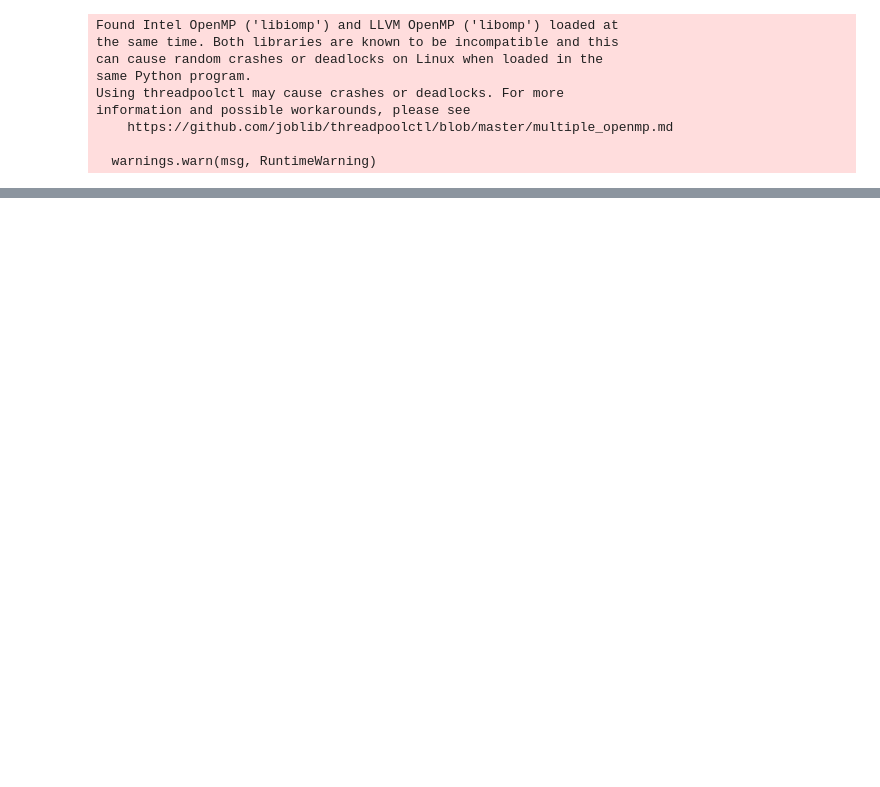
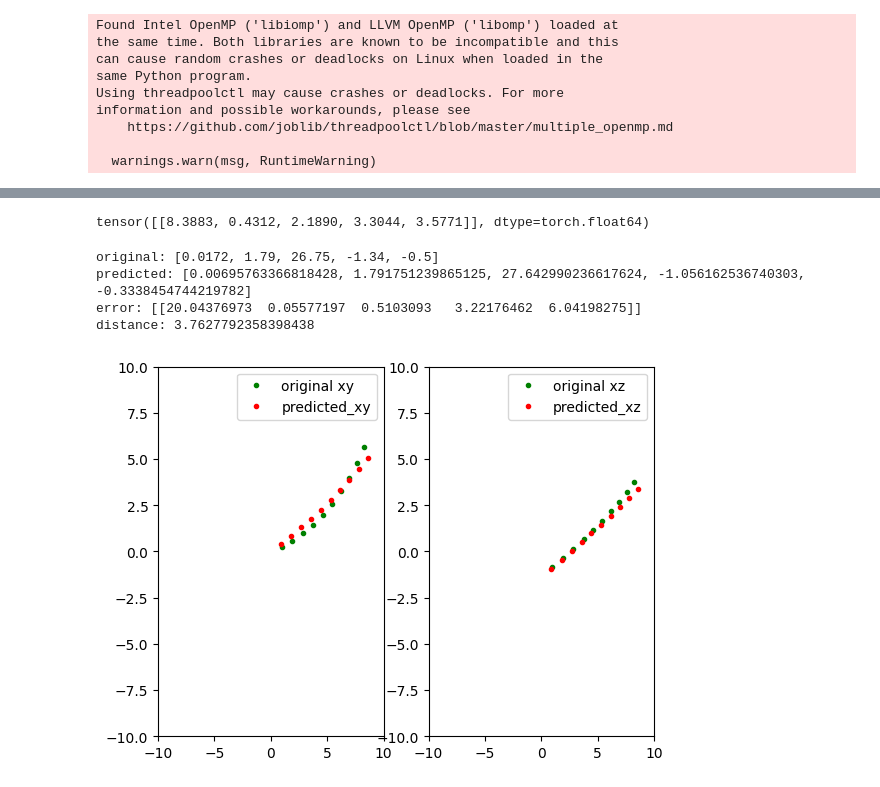
Before and after one commit to sixsage/helix, a Jupyter notebook: residual_calculation.ipynb, the cells around one changed output, grey strips where cells are left out. Drawn from its saved outputs; the diff is of its cells as text; code cells hidden in the pictures; blank space fills up the shorter version.

```diff
--- a/residual_calculation.ipynb
+++ b/residual_calculation.ipynb
@@ -212,0 +275,5 @@ RuntimeError: DataLoader worker (pid(s) 39740, 33516, 39780, 23828) exited unexp
+# %%
+parameters_prediction = dataset.scaler.inverse_transform(parameters_prediction)
+parameters_prediction = torch.tensor(parameters_prediction)
+parameters_prediction = change_trig_to_angle(parameters_prediction)
+original_parameters_with_angle = change_trig_to_angle(dataset.original_targets)
@@ -212,0 +283,24 @@ RuntimeError: DataLoader worker (pid(s) 39740, 33516, 39780, 23828) exited unexp
+# %%
+result_mae = torch.mean(absolute_difference(parameters_prediction, original_parameters_with_angle), dim=0)
+MIN_PER_COLUMN = torch.min(original_parameters_with_angle, dim=0, keepdim=True)
+MAX_PER_COLUMN = torch.max(original_parameters_with_angle, dim=0, keepdim=True)
+RANGE_PER_COLUMN = (MAX_PER_COLUMN.values - MIN_PER_COLUMN.values)
+RANGE_PER_COLUMN_NUMPY = RANGE_PER_COLUMN.numpy()
+print(torch.div(result_mae, RANGE_PER_COLUMN) * 100)
+
+def calculate_parameter_error(original, prediction):
+    original = np.array(original)
+    prediction = np.array(prediction)
+    error = np.abs(original - prediction)
+    return error / RANGE_PER_COLUMN_NUMPY * 100
+# %% [output]
+tensor([[8.3883, 0.4312, 2.1890, 3.3044, 3.5771]], dtype=torch.float64)
+# %%
+list_distances = distances.tolist()
+list_original_parameters_with_angle = original_parameters_with_angle.tolist()
+list_original_inputs = original_inputs.tolist()
+list_parameters_prediction = parameters_prediction.tolist()
+list_points_prediction = points_prediction.tolist()
+# %%
+combined = zip(list_distances, list_original_parameters_with_angle, list_original_inputs, list_parameters_prediction, list_points_prediction)
+sorted_combined = sorted(combined)
@@ -212,0 +415,9 @@ RuntimeError: DataLoader worker (pid(s) 39740, 33516, 39780, 23828) exited unexp
+# %%
+target = sorted_combined[-19]
+plotPoints(target)
+# %% [output]
+original: [0.0172, 1.79, 26.75, -1.34, -0.5]
+predicted: [0.00695763366818428, 1.791751239865125, 27.642990236617624, -1.056162536740303, -0.3338454744219782]
+error: [[20.04376973  0.05577197  0.5103093   3.22176462  6.04198275]]
+distance: 3.7627792358398438
+[figure, added]
```
Also changed, not shown: parts of 13 cells of this notebook, 26 other files.
